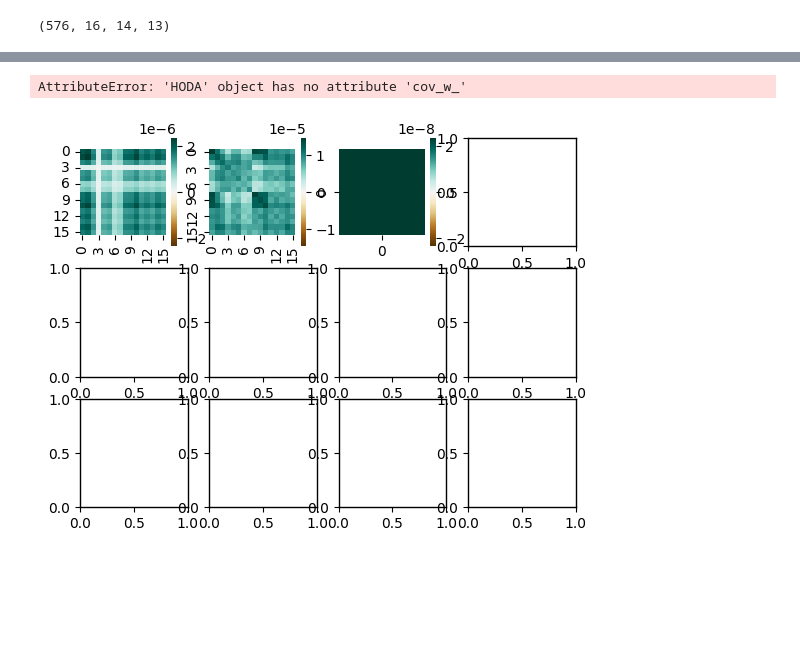
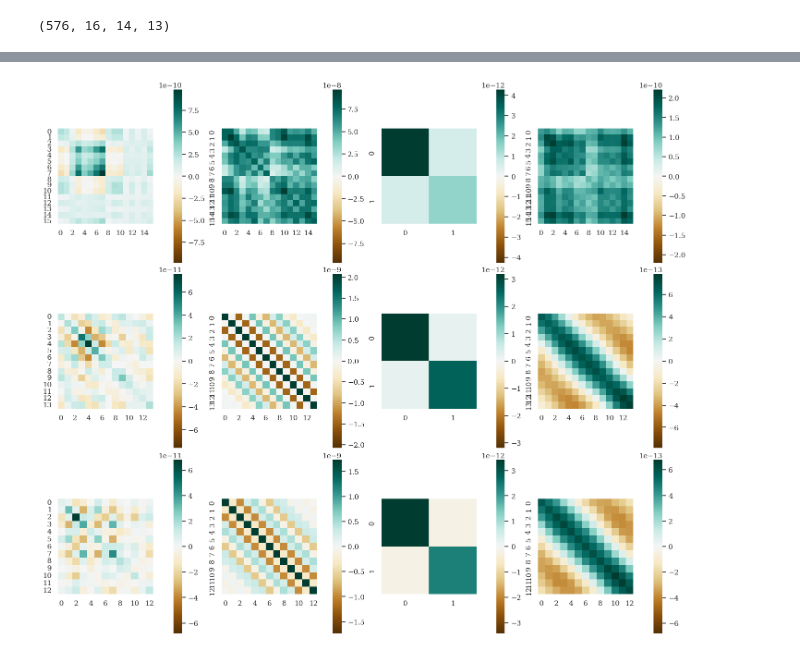
Before and after one commit to arnevdk/bttda, a Jupyter notebook: notebooks/hoda_hankel.ipynb, the cells around one changed output, grey strips where cells are left out. Cells and saved outputs as stored; diff of their text form; code cells hidden in the pictures; blank space fills up the shorter version.

```diff
--- a/notebooks/hoda_hankel.ipynb
+++ b/notebooks/hoda_hankel.ipynb
@@ -15,11 +15,11 @@ fmax = 16
 sfreq = 32
 
 paradigm = P300(resample=sfreq, tmin=tmin, tmax=tmax, fmin=fmin, fmax=fmax)
-dataset = BNCI2014009()
+dataset = BNCI2014_009()
 epochs, labels, meta = paradigm.get_data(dataset=dataset,
                                          subjects=[1],
                                          return_epochs=True)
-idc = meta['session'] == 'session_2'
+idc = meta['session'] == meta['session'][0]
 epochs = epochs[idc]
 labels = labels[idc]
 meta = meta[idc]
@@ -76,20 +73,23 @@ import warnings
 from hoda.hoda import f_oneway, mode_scatter
 from hoda.gpu_opt import center, ledoit_wolf_shrinkage, combine_pvalues
 
+
 hoda = HODA(
-            rank=[1,1,1],
-            max_iter=1024,
-            tol=1e-8,
-            init ='svd',
-            shrinkage='lw',
-            toeplitz=None,
-            taper=True,
-            obj='rt',
-            solver='lanczos',
-            keep_train_info=False,
-            verbose=True,
-            prune=True,
-        )
+    rank=2,
+    max_iter=256,
+    tol=1e-8,
+    init ='svd',
+    shrinkage='lw',
+    toeplitz=(1,2),
+    taper=False,
+    obj='rt',
+    solver='lanczos',
+    keep_train_info=True,
+    verbose=True,
+)
+
+
+
 
 hoda.fit(X,y)
 # %% [output]
@@ -216,30 +217,29 @@ axs.flatten()[0].set_ylabel('Amplitude (µV)');
 # %%
-_, axs = plt.subplots(3,4,)
+fig, axs = plt.subplots(3,4,layout='constrained',figsize=(14,12))
 for k in range(3):
 
     scatter_b = tl.to_numpy(hoda.scatter_b_[k])
     vmax = np.max(np.abs(scatter_b))
     axs[k,0].set_aspect('equal')
     sns.heatmap(scatter_b, cmap='BrBG', vmin=-vmax, vmax=vmax, ax=axs[k,0])
 
     scatter_w = tl.to_numpy(hoda.scatter_w_[k])
     vmax = np.max(np.abs(scatter_w))
     sns.heatmap(scatter_w, cmap='BrBG', vmin=-vmax, vmax=vmax, ax=axs[k,1])
     axs[k,1].set_aspect('equal')
 
 
     cov_l= tl.to_numpy(hoda.cov_l_[k])
     vmax = np.max(np.abs(cov_l))
     sns.heatmap(cov_l, cmap='BrBG', vmin=-vmax, vmax=vmax, ax=axs[k,2])
     axs[k,2].set_aspect('equal')
 
 
-    cov_w=  tl.to_numpy(hoda.cov_w_[k])
-    vmax = np.max(np.abs(cov_w))
-    sns.heatmap(cov_w, cmap='BrBG', vmin=-vmax, vmax=vmax, ax=axs[k,3])
+    cov =  tl.to_numpy(hoda.cov_[k])
+    vmax = np.max(np.abs(cov))
+    sns.heatmap(cov, cmap='BrBG', vmin=-vmax, vmax=vmax, ax=axs[k,3])
     axs[k,3].set_aspect('equal')
 # %% [output]
-AttributeError: 'HODA' object has no attribute 'cov_w_'
-[figure, old version]
+[figure, new version]
 # %%
 Xt = hoda.transform(X)
```
Also changed, not shown: parts of 17 cells of this notebook, 13 other files.
